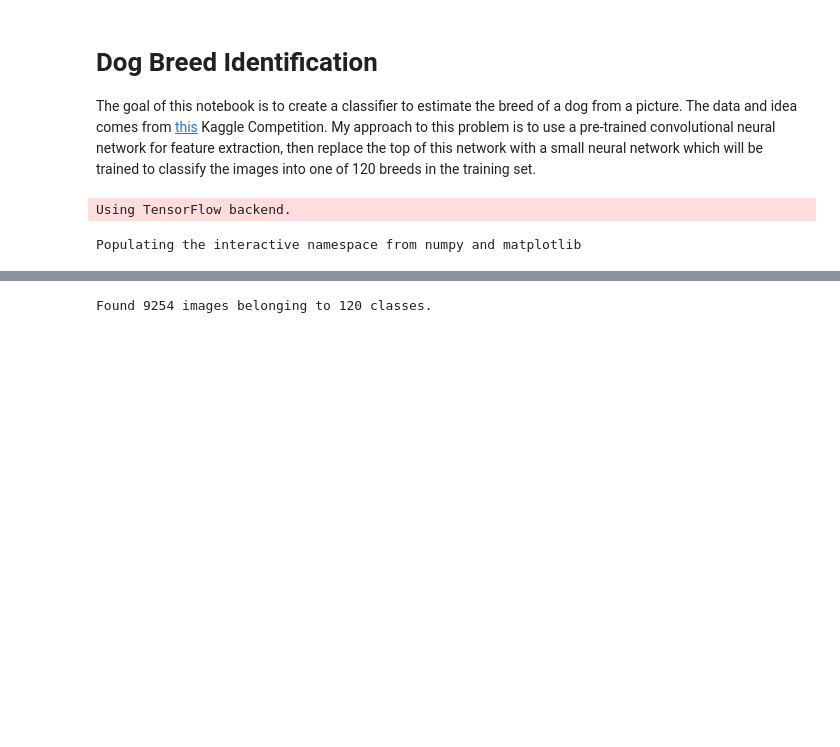
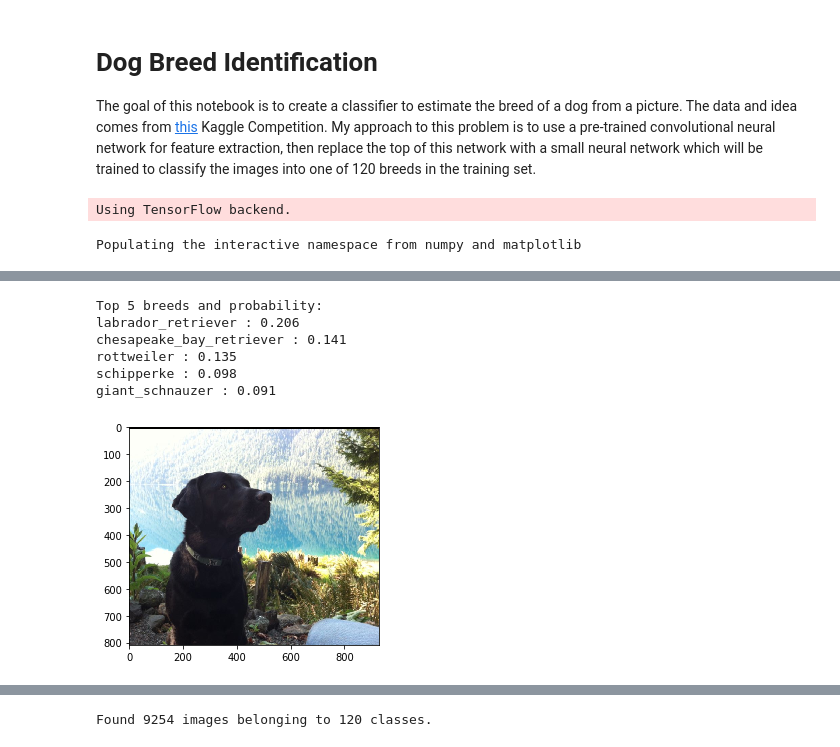
Before and after one commit to GougeC/Kaggle_Dog_Breeds, a Jupyter notebook: Dog_Breed_Identification.ipynb, the cells around one changed output, grey strips where cells are left out. Drawn from its saved outputs; the diff is of its cells as text; code cells hidden in the pictures; blank space fills up the shorter version.

Commit message:
models are doing okay

```diff
--- a/Dog_Breed_Identification.ipynb
+++ b/Dog_Breed_Identification.ipynb
@@ -109,6 +109,29 @@ def get_top_X_accuracy(actual,predictions,X= 5):
     top_X = np.argsort(predictions, axis = 1)[:,-X:]
     acc = np.any( top_X == actual, axis  = 1)
     return np.mean(acc)
+# %%
+#functions for sanity checking
+def show_and_predict_top_X(X,path,size,model,classdict):
+    pylab.imshow(pylab.imread(path))
+    prepped =prep_for_model(path,size)
+    pred = model.predict(prepped).flatten()
+    bestx = (np.argsort(pred)[::-1])[:X]
+    output = []
+    for p in bestx:
+        prob = pred[p]
+        class_ = classdict[p]
+        output.append((class_,prob))
+    print("Top {} breeds and probability:".format(X))
+    for x in output:
+        print("{} : {}".format(x[0], str(round(x[1],3))))
+
+
+def prep_for_model(path,size):
+    img = image.load_img(path, target_size = (size,size) )
+    x = image.img_to_array(img)
+    x = np.expand_dims(x, axis = 0)
+    x = inception_v3.preprocess_input(x)
+    return x
 # %%
 # to prevent overfitting
 early_stopping = EarlyStopping(monitor = 'val_loss',
@@ -169,0 +193,12 @@ get_top_X_accuracy(y_val,preds1,10)
+# %%
+class_dict = {v:k for k,v in train_generator.class_indices.items()}
+# %%
+show_and_predict_top_X(5,'demo_dogs/jack.png',224,model1,class_dict)
+# %% [output]
+Top 5 breeds and probability:
+labrador_retriever : 0.206
+chesapeake_bay_retriever : 0.141
+rottweiler : 0.135
+schipperke : 0.098
+giant_schnauzer : 0.091
+[figure, added]
```
Also changed, not shown: parts of 16 cells of this notebook.
